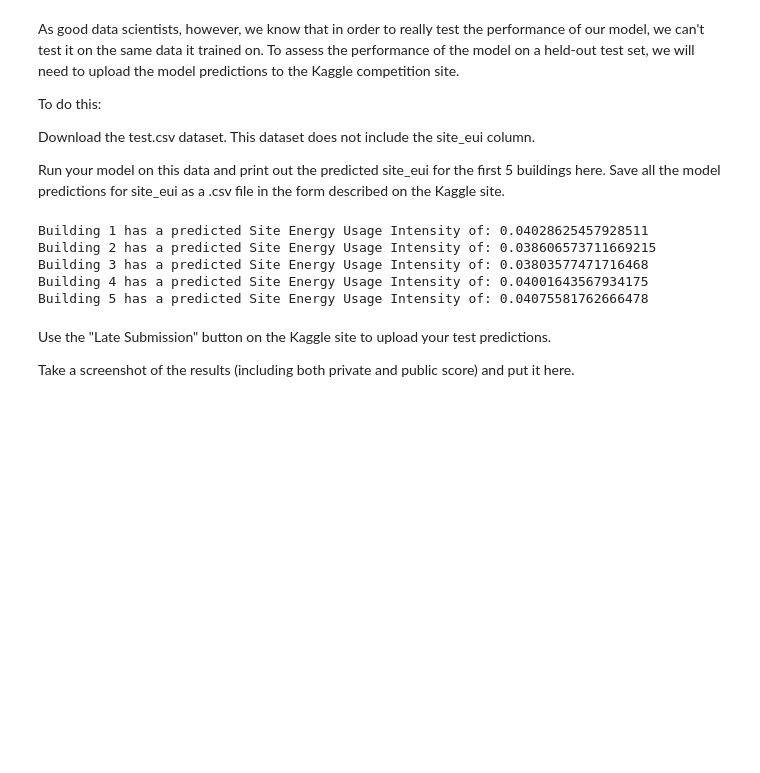
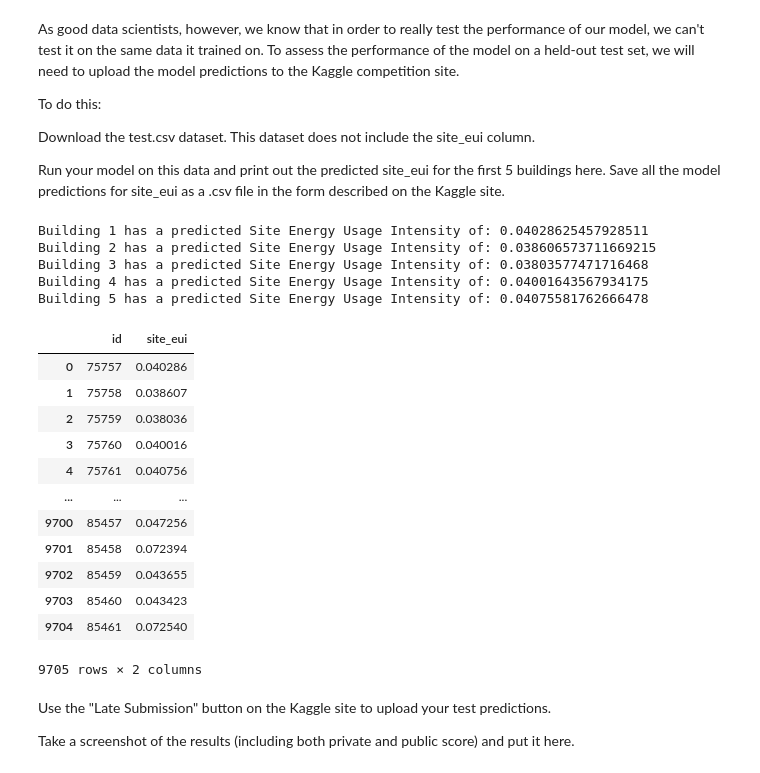
Before and after one commit to jc9536/PredictingBuildingEnergyUse, a Jupyter notebook: Jaimie Chin - PredictingBuildingEnergyUse.ipynb, the cells around one changed output. Cells and saved outputs as stored; diff of their text form; code cells hidden in the pictures; blank space fills up the shorter version.

Commit message:
update create output csv

```diff
--- a/Jaimie Chin - PredictingBuildingEnergyUse.ipynb
+++ b/Jaimie Chin - PredictingBuildingEnergyUse.ipynb
@@ -162,18 +162,28 @@ Building 3 has a predicted Site Energy Usage Intensity of: 0.03803577471716468
 Building 4 has a predicted Site Energy Usage Intensity of: 0.04001643567934175
 Building 5 has a predicted Site Energy Usage Intensity of: 0.04075581762666478
 # %%
-# Save all the model predictions for site_eui as a .csv file
-filename = "output.csv"
-
 # Format ids and y_predict data
 ids = list(range(75757, (75757 + len(y_predict))))
 y_predict = y_predict.reshape(1, 9705).tolist()
 
 # Create dataframe from ids and y_predict values
 rows = pd.DataFrame({
     'id': ids,
     'site_eui': y_predict[0]
 })
 
-# Dataframe to csv
-rows.to_csv(filename, index=False)
+rows
+# %% [output]
+|  | id | site_eui |
+| 0 | 75757 | 0.040286 |
+| 1 | 75758 | 0.038607 |
+| 2 | 75759 | 0.038036 |
+| 3 | 75760 | 0.040016 |
+| 4 | 75761 | 0.040756 |
+| ... | ... | ... |
+| 9700 | 85457 | 0.047256 |
+| 9701 | 85458 | 0.072394 |
+| 9702 | 85459 | 0.043655 |
+| 9703 | 85460 | 0.043423 |
+| 9704 | 85461 | 0.072540 |
+9705 rows × 2 columns
```
Also changed, not shown: parts of 1 cell of this notebook.
